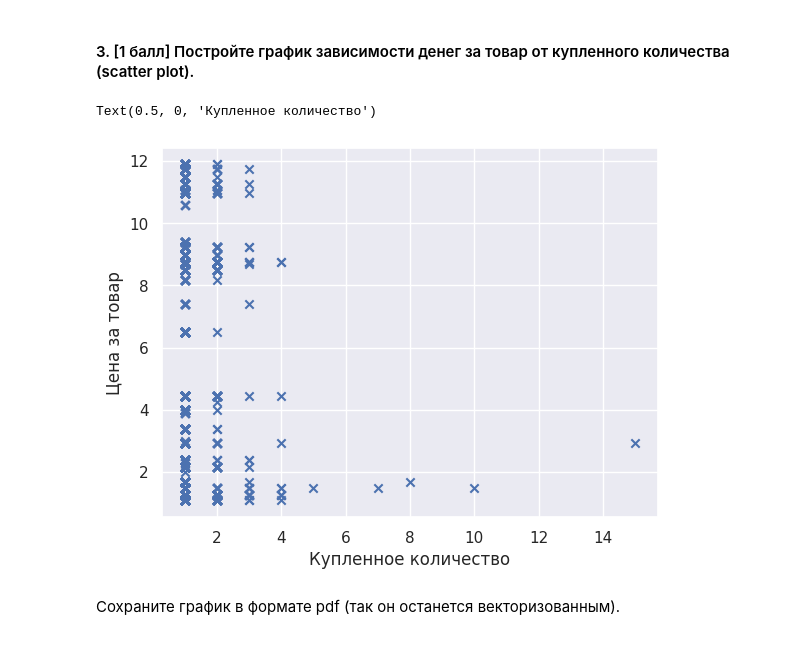
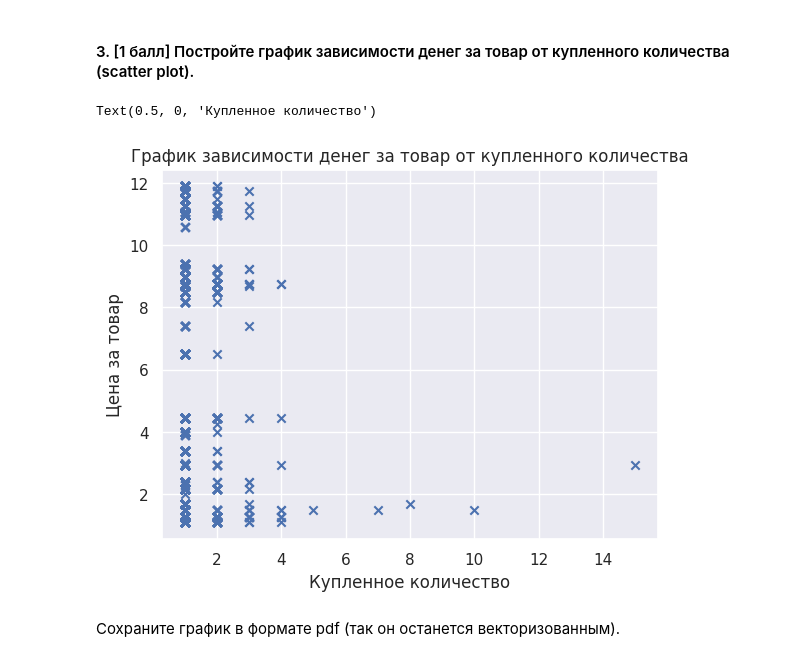
Before and after one commit to d1agnozzz/MTUCI-Data-Mining-Lab1, a Jupyter notebook: hw1_part2.ipynb, the cells around one changed output. Drawn from its saved outputs; the diff is of its cells as text; code cells hidden in the pictures.

```diff
--- a/hw1_part2.ipynb
+++ b/hw1_part2.ipynb
@@ -478,17 +482,18 @@ pass
 # %%
 # your code
 
 prices = data['price_for_one']
 quantity = data['quantity']
 
 fig, ax = plt.subplots()
 
 ax.scatter(x= quantity, y=prices, marker='x')
+ax.set_title('График зависимости денег за товар от купленного количества')
 ax.set_ylabel('Цена за товар')
 ax.set_xlabel('Купленное количество')
 # %% [output]
 Text(0.5, 0, 'Купленное количество')
-[figure, old version]
+[figure, new version]
 # %% [markdown]
 Сохраните график в формате pdf (так он останется векторизованным).
 # %%
```
Also changed, not shown: parts of 4 cells of this notebook, 5 other files.
